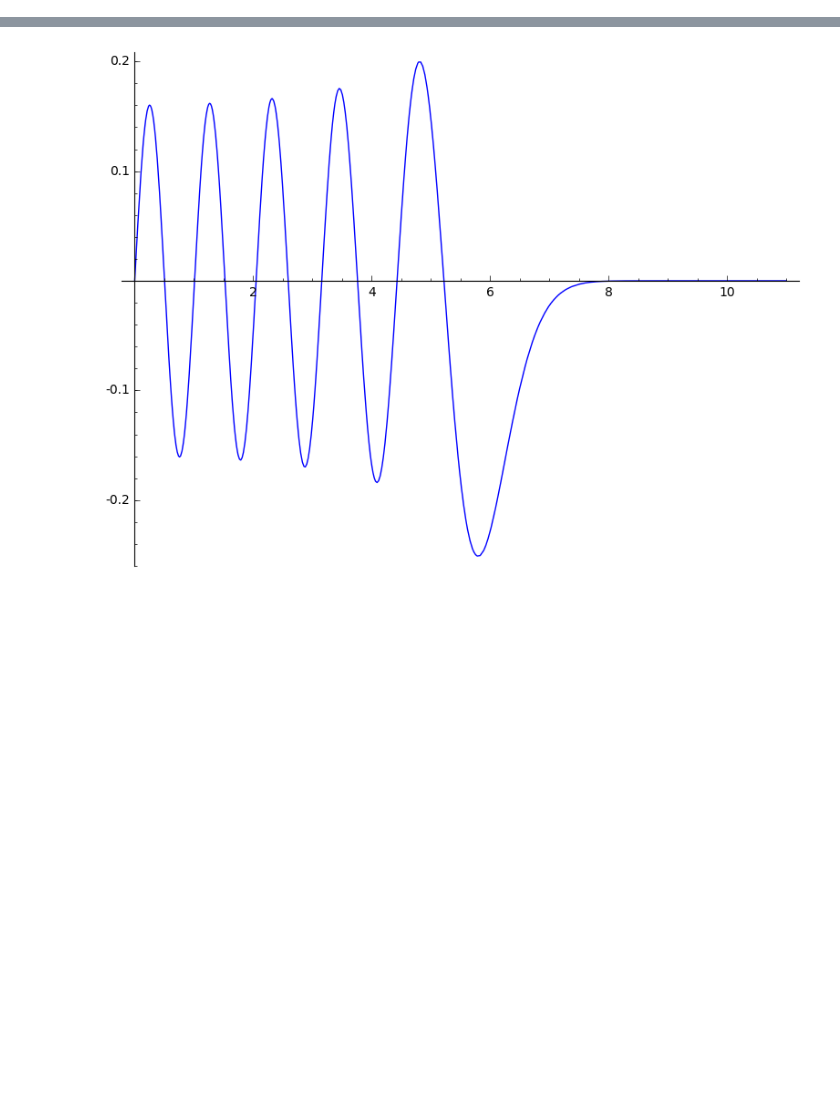
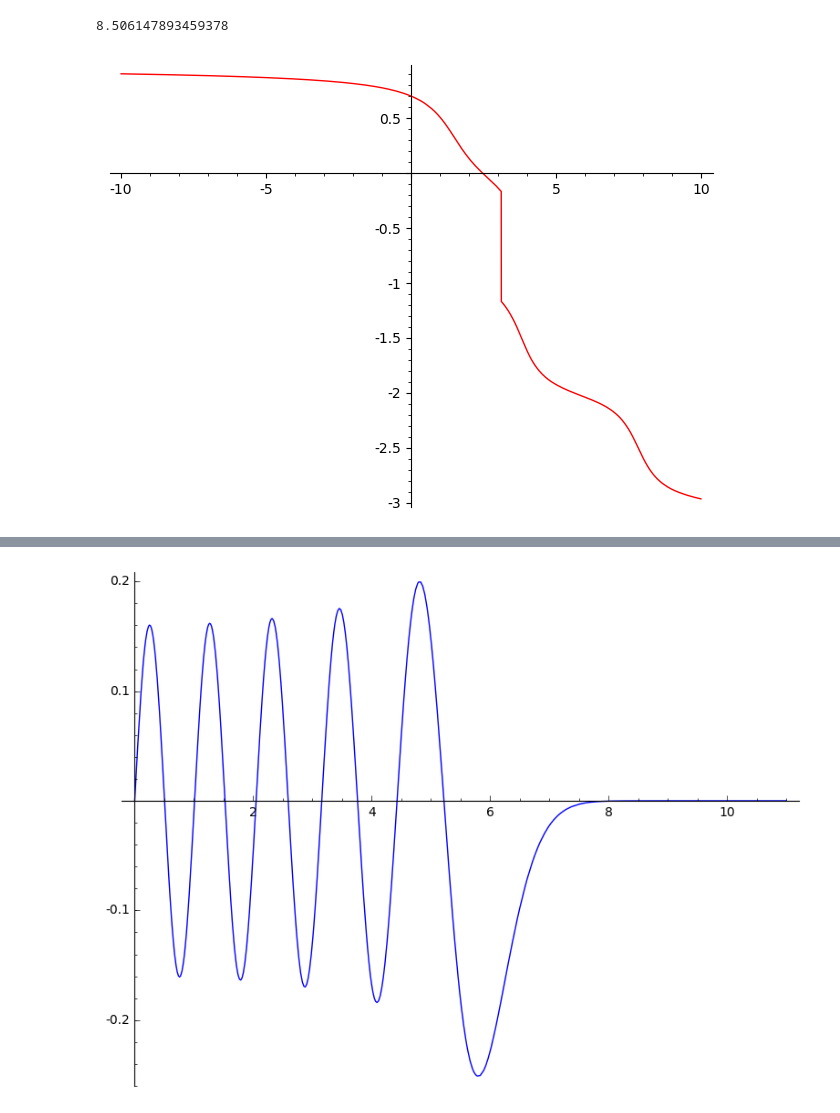
Before and after one commit to twist-numerical/matslise, a Jupyter notebook: notebooks/test_pyslise.ipynb, the cells around one changed output, grey strips where cells are left out. Drawn from its saved outputs; the diff is of its cells as text; code cells hidden in the pictures; blank space fills up the shorter version.

```diff
--- a/notebooks/test_pyslise.ipynb
+++ b/notebooks/test_pyslise.ipynb
@@ -7,0 +1,13 @@ p = ps.Pyslise(lambda x: x*x, 0, M, 32)
+# %%
+import pyslise as ps
+p = ps.Pyslise(lambda x: x, 0, 3.14, 60)
+E = 16
+y0 = [1, -1]
+p.propagate(E, y0, 0, 1.6)[1]
+# %% [output]
+8.506147893459378
+# %%
+y0 = [0,1]
+plot(lambda E: p.propagate(E, y0, pi, 0)[1]/pi, (-10,10), color="red")
+# %% [output]
+[figure, added]
```
Also changed, not shown: parts of 12 cells of this notebook, 24 other files.
